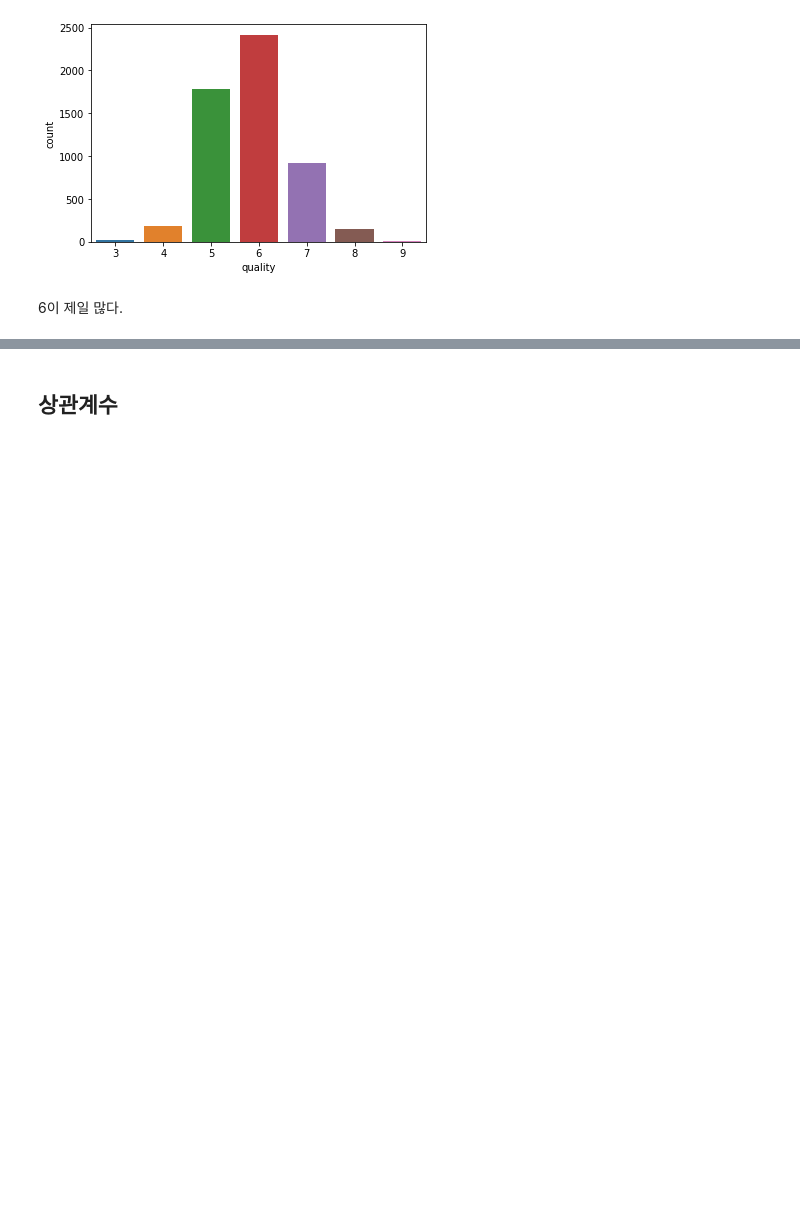
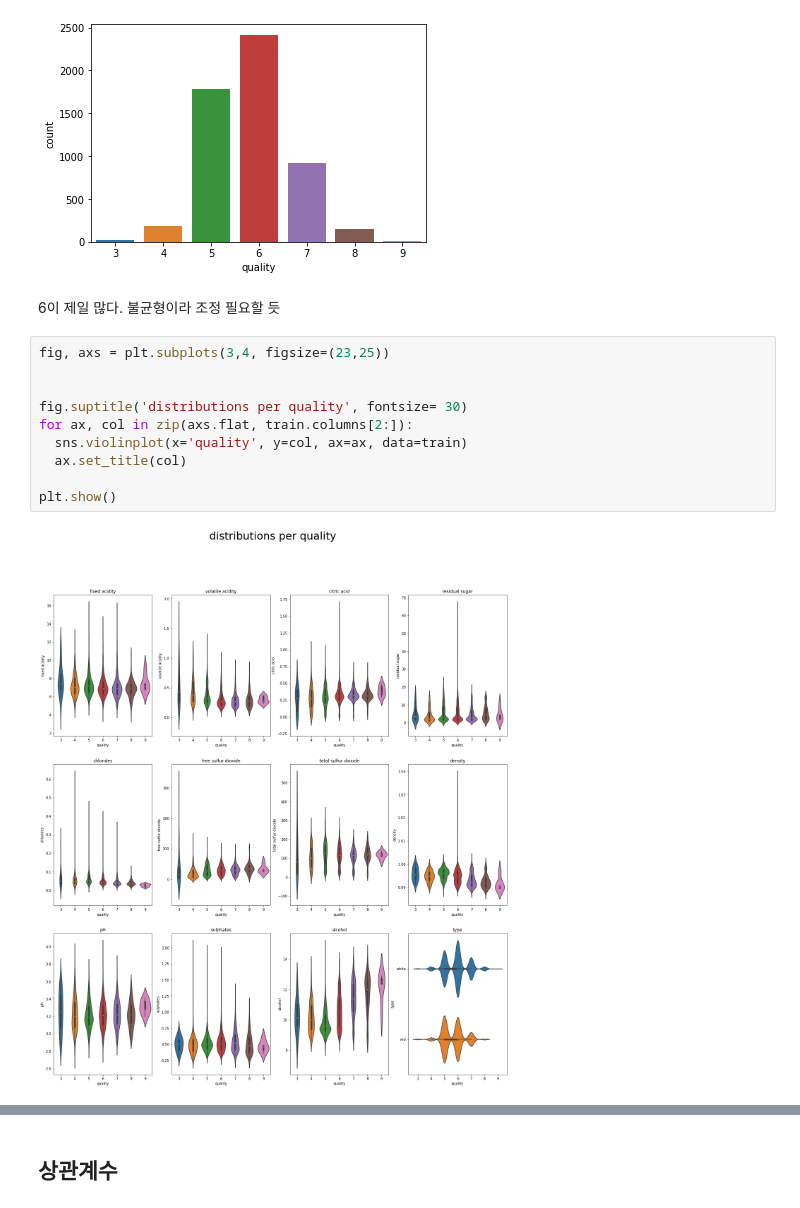
Before and after one commit to Sunnnyyy16/Dacon_study, a Jupyter notebook: wine/wine_quality.ipynb, the cells around one changed output, grey strips where cells are left out. Drawn from its saved outputs; the diff is of its cells as text; blank space fills up the shorter version.

```diff
--- a/wine/wine_quality.ipynb
+++ b/wine/wine_quality.ipynb
@@ -79,4 +102,16 @@ plt.show()
 Name: quality, dtype: int64
 [figure]
 # %% [markdown]
-6이 제일 많다.
+6이 제일 많다. 불균형이라 조정 필요할 듯
+# %%
+fig, axs = plt.subplots(3,4, figsize=(23,25))
+
+
+fig.suptitle('distributions per quality', fontsize= 30)
+for ax, col in zip(axs.flat, train.columns[2:]):
+  sns.violinplot(x='quality', y=col, ax=ax, data=train)
+  ax.set_title(col)
+
+plt.show()
+# %% [output]
+[figure, added]
```
Also changed, not shown: parts of 59 cells of this notebook.
